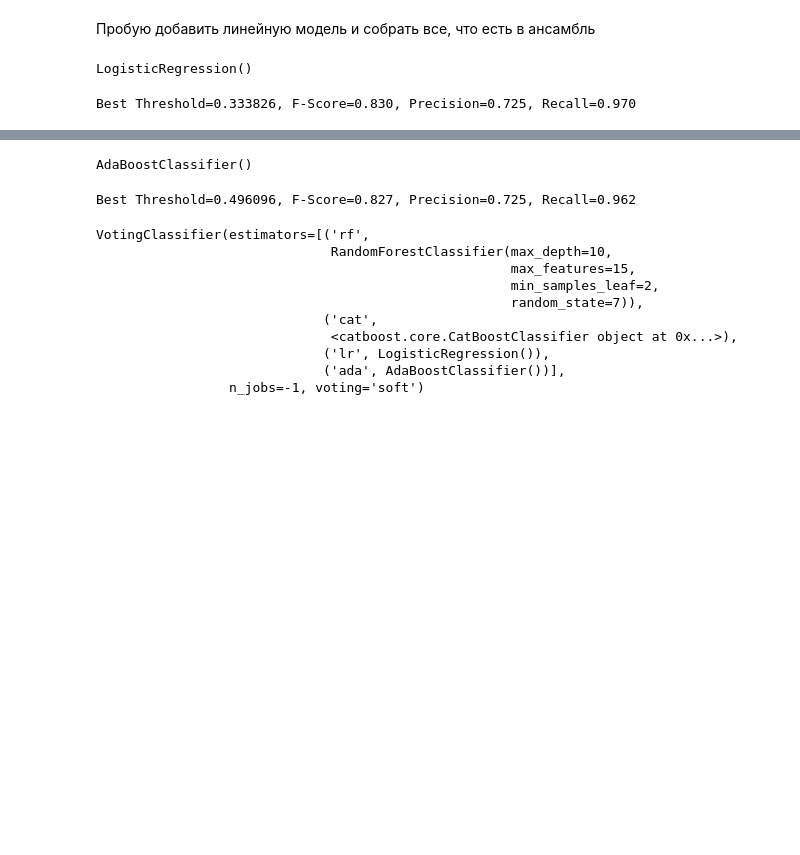
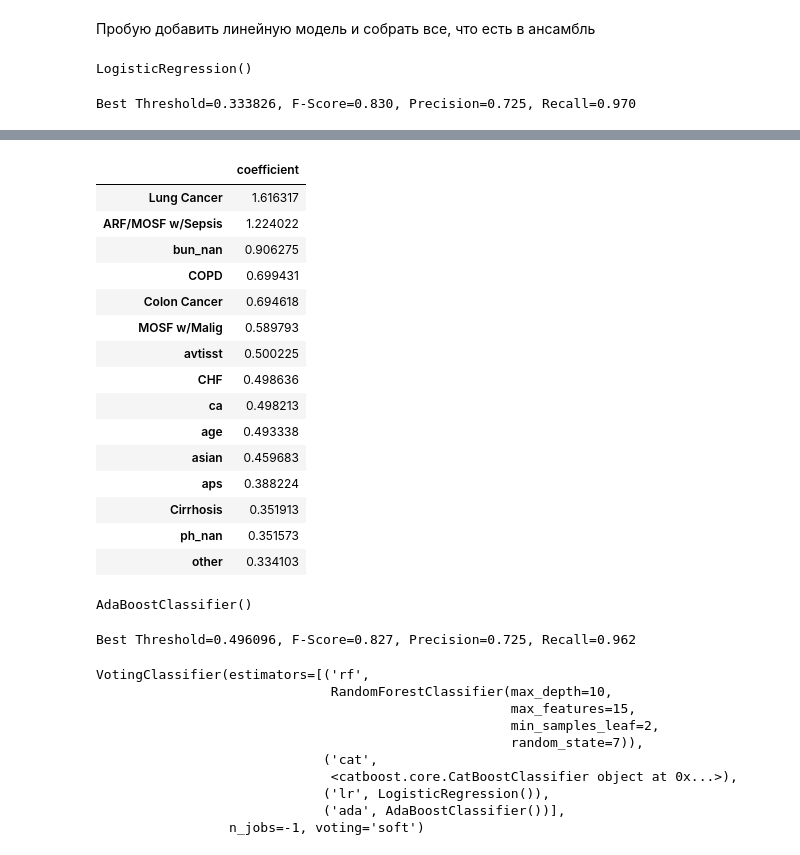
Before and after one commit to Elena-Lipets/PythonDS, a Jupyter notebook: Diplom/diplom(support).ipynb, the cells around one changed output, grey strips where cells are left out. Cells and saved outputs as stored; diff of their text form; code cells hidden in the pictures; blank space fills up the shorter version.

```diff
--- a/Diplom/diplom(support).ipynb
+++ b/Diplom/diplom(support).ipynb
@@ -1232,0 +1241,21 @@ Best Threshold=0.333826, F-Score=0.830, Precision=0.725, Recall=0.970
+# %%
+feature_importance_lenear2 = pd.DataFrame(abs(lr.coef_[0]), columns=['coefficient'], index=selected_features2 + new_features)
+feature_importance_lenear2.sort_values(by='coefficient', inplace=True, ascending=False)
+feature_importance_lenear2[:15]
+# %% [output]
+|  | coefficient |
+| Lung Cancer | 1.616317 |
+| ARF/MOSF w/Sepsis | 1.224022 |
+| bun_nan | 0.906275 |
+| COPD | 0.699431 |
+| Colon Cancer | 0.694618 |
+| MOSF w/Malig | 0.589793 |
+| avtisst | 0.500225 |
+| CHF | 0.498636 |
+| ca | 0.498213 |
+| age | 0.493338 |
+| asian | 0.459683 |
+| aps | 0.388224 |
+| Cirrhosis | 0.351913 |
+| ph_nan | 0.351573 |
+| other | 0.334103 |
```
Also changed, not shown: parts of 11 cells of this notebook.
